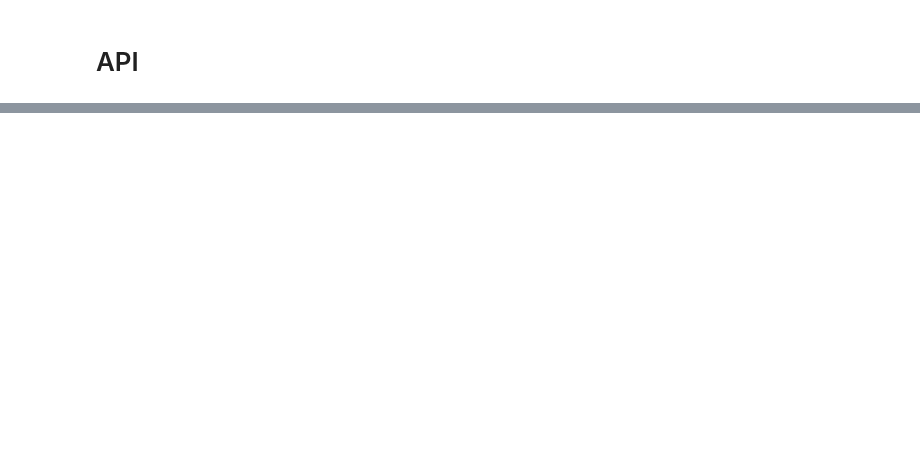
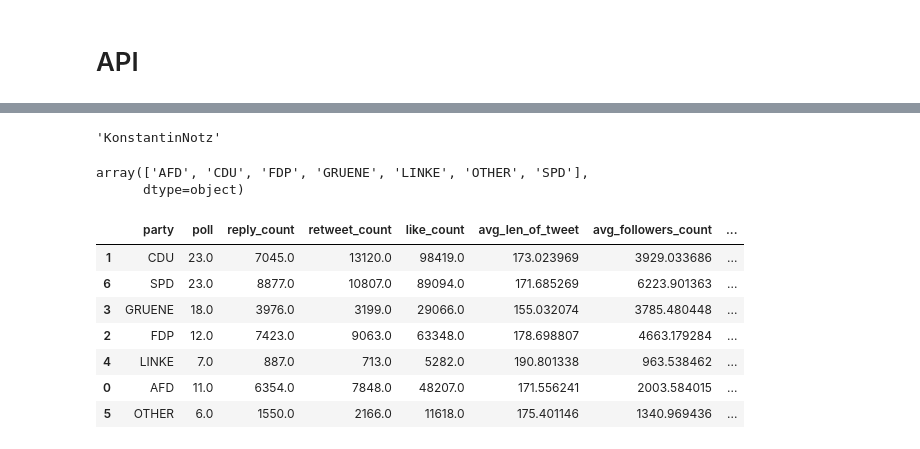
Before and after one commit to NicolasBuehringer/project_delphi, a Jupyter notebook: notebooks/04philipp/Philipp_twitter_api_function.ipynb, the cells around one changed output, grey strips where cells are left out. Drawn from its saved outputs; the diff is of its cells as text; code cells hidden in the pictures; blank space fills up the shorter version.

```diff
--- a/notebooks/04philipp/Philipp_twitter_api_function.ipynb
+++ b/notebooks/04philipp/Philipp_twitter_api_function.ipynb
@@ -773,0 +641,4 @@ See the caveats in the documentation: https://pandas.pydata.org/pandas-docs/stab
+# %%
+tweet.loc[0,"username"]
+# %% [output]
+'KonstantinNotz'
@@ -773,0 +651,20 @@ See the caveats in the documentation: https://pandas.pydata.org/pandas-docs/stab
+# %%
+testo.party.unique()
+# %% [output]
+array(['AFD', 'CDU', 'FDP', 'GRUENE', 'LINKE', 'OTHER', 'SPD'],
+      dtype=object)
+# %%
+testo['order'] = pd.Categorical(
+    testo['party'],
+    categories=['CDU', 'SPD', 'GRUENE', 'FDP', 'LINKE', 'AFD', 'OTHER'],
+    ordered=True)
+testo.sort_values('order')
+# %% [output]
+|  | party | poll | reply_count | retweet_count | like_count | avg_len_of_tweet | avg_followers_count | ... |
+| 1 | CDU | 23.0 | 7045.0 | 13120.0 | 98419.0 | 173.023969 | 3929.033686 | ... |
+| 6 | SPD | 23.0 | 8877.0 | 10807.0 | 89094.0 | 171.685269 | 6223.901363 | ... |
+| 3 | GRUENE | 18.0 | 3976.0 | 3199.0 | 29066.0 | 155.032074 | 3785.480448 | ... |
+| 2 | FDP | 12.0 | 7423.0 | 9063.0 | 63348.0 | 178.698807 | 4663.179284 | ... |
+| 4 | LINKE | 7.0 | 887.0 | 713.0 | 5282.0 | 190.801338 | 963.538462 | ... |
+| 0 | AFD | 11.0 | 6354.0 | 7848.0 | 48207.0 | 171.556241 | 2003.584015 | ... |
+| 5 | OTHER | 6.0 | 1550.0 | 2166.0 | 11618.0 | 175.401146 | 1340.969436 | ... |
```
Also changed, not shown: parts of 73 cells of this notebook.
